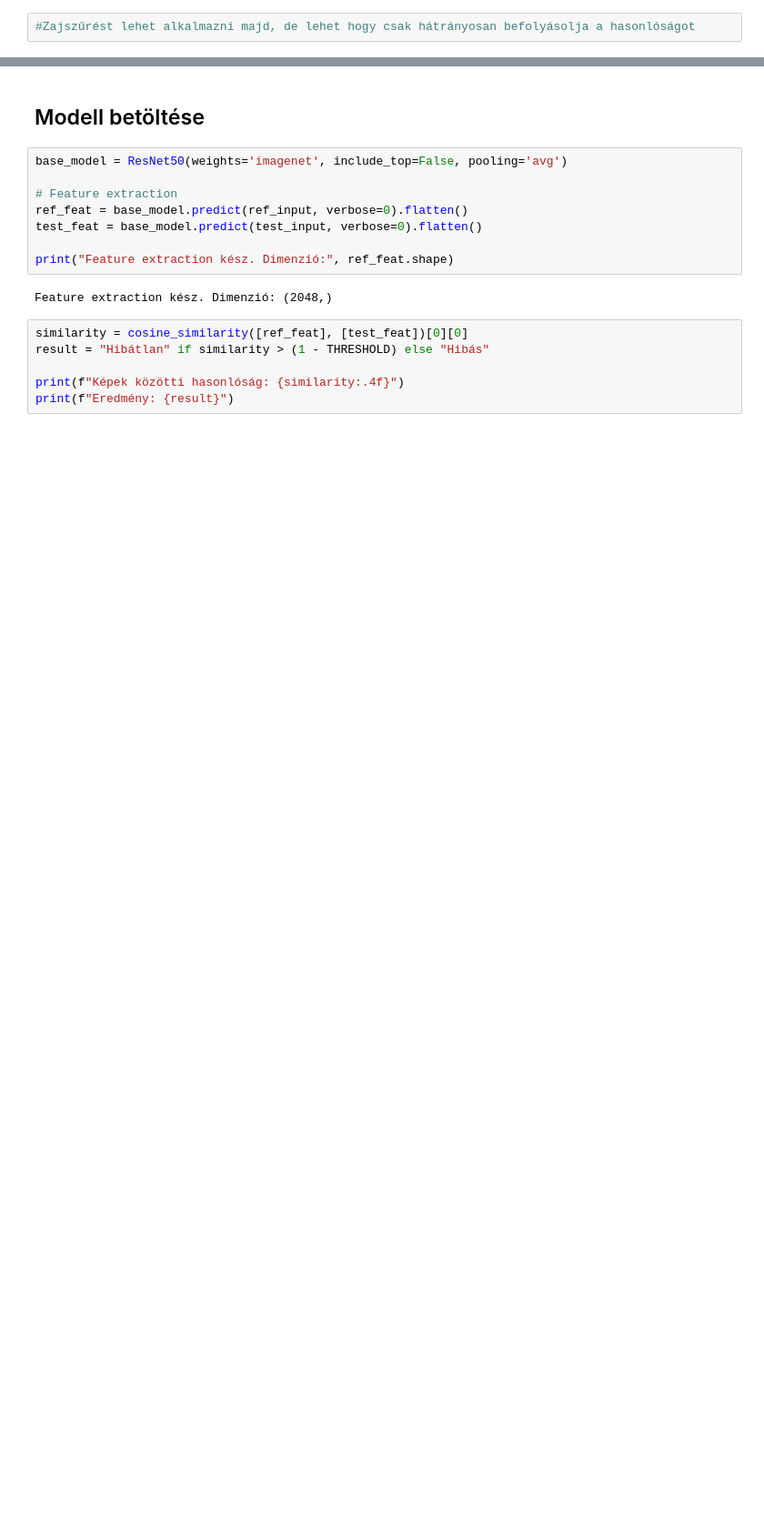
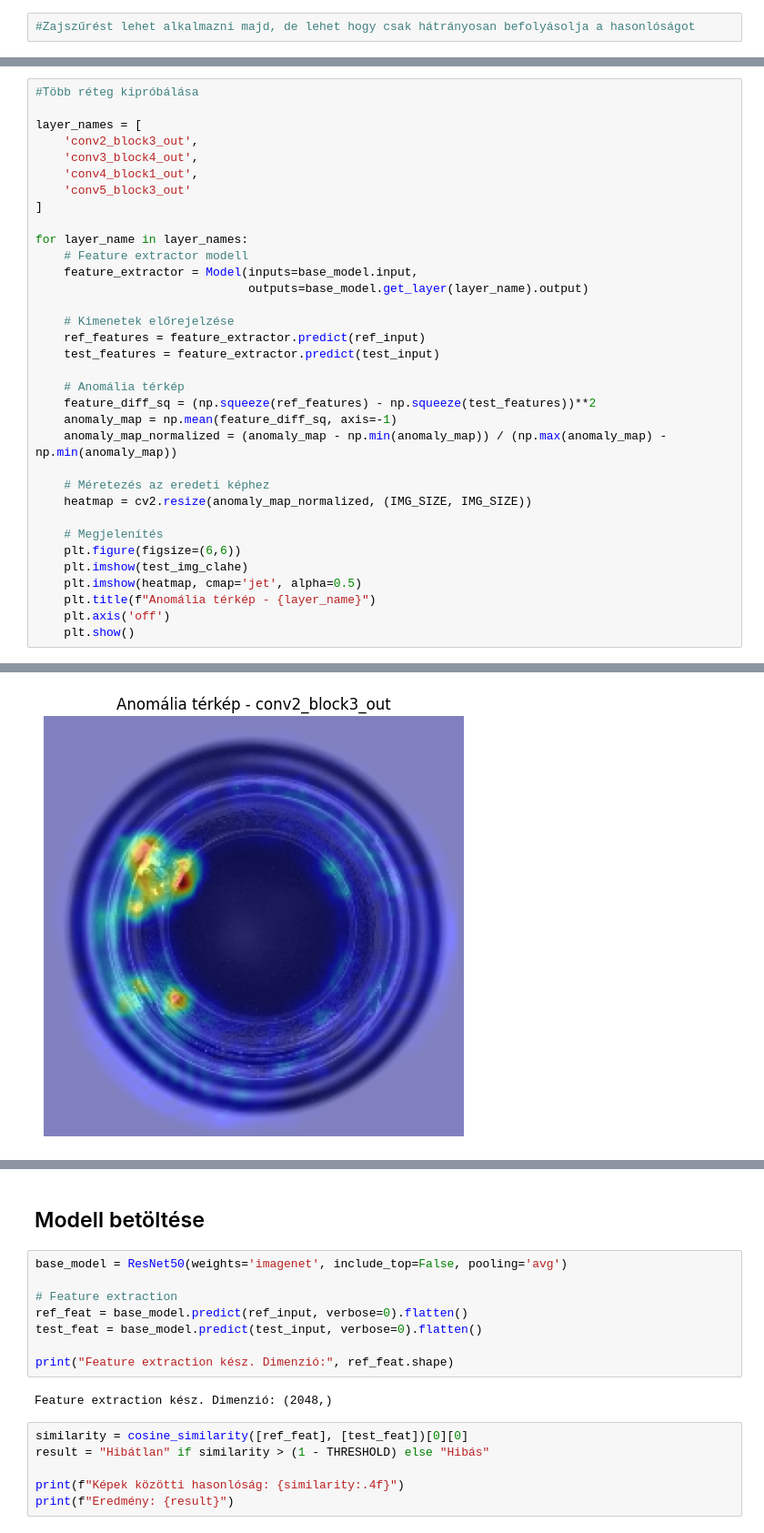
Before and after one commit to beresgabo/visual-defect-detector, a Jupyter notebook: defect-finder.ipynb, the cells around one changed output, grey strips where cells are left out. Shown at 91% size. Drawn from its saved outputs; the diff is of its cells as text; blank space fills up the shorter version.

Commit message:
More layers try out. Added datasets

```diff
--- a/defect-finder.ipynb
+++ b/defect-finder.ipynb
@@ -215,0 +214,35 @@ Anomália térkép shape: (14, 14)
+# %%
+#Több réteg kipróbálása
+
+layer_names = [
+    'conv2_block3_out',
+    'conv3_block4_out',
+    'conv4_block1_out',
+    'conv5_block3_out'
+]
+
+for layer_name in layer_names:
+    # Feature extractor modell
+    feature_extractor = Model(inputs=base_model.input,
+                              outputs=base_model.get_layer(layer_name).output)
+
+    # Kimenetek előrejelzése
+    ref_features = feature_extractor.predict(ref_input)
+    test_features = feature_extractor.predict(test_input)
+
+    # Anomália térkép
+    feature_diff_sq = (np.squeeze(ref_features) - np.squeeze(test_features))**2
+    anomaly_map = np.mean(feature_diff_sq, axis=-1)
+    anomaly_map_normalized = (anomaly_map - np.min(anomaly_map)) / (np.max(anomaly_map) - np.min(anomaly_map))
+
+    # Méretezés az eredeti képhez
+    heatmap = cv2.resize(anomaly_map_normalized, (IMG_SIZE, IMG_SIZE))
+
+    # Megjelenítés
+    plt.figure(figsize=(6,6))
+    plt.imshow(test_img_clahe)
+    plt.imshow(heatmap, cmap='jet', alpha=0.5)
+    plt.title(f"Anomália térkép - {layer_name}")
+    plt.axis('off')
+    plt.show()
+# %% [output]
@@ -215,0 +251 @@ Anomália térkép shape: (14, 14)
+[figure, added]
```
Also changed, not shown: parts of 11 cells of this notebook, 5 other files.
